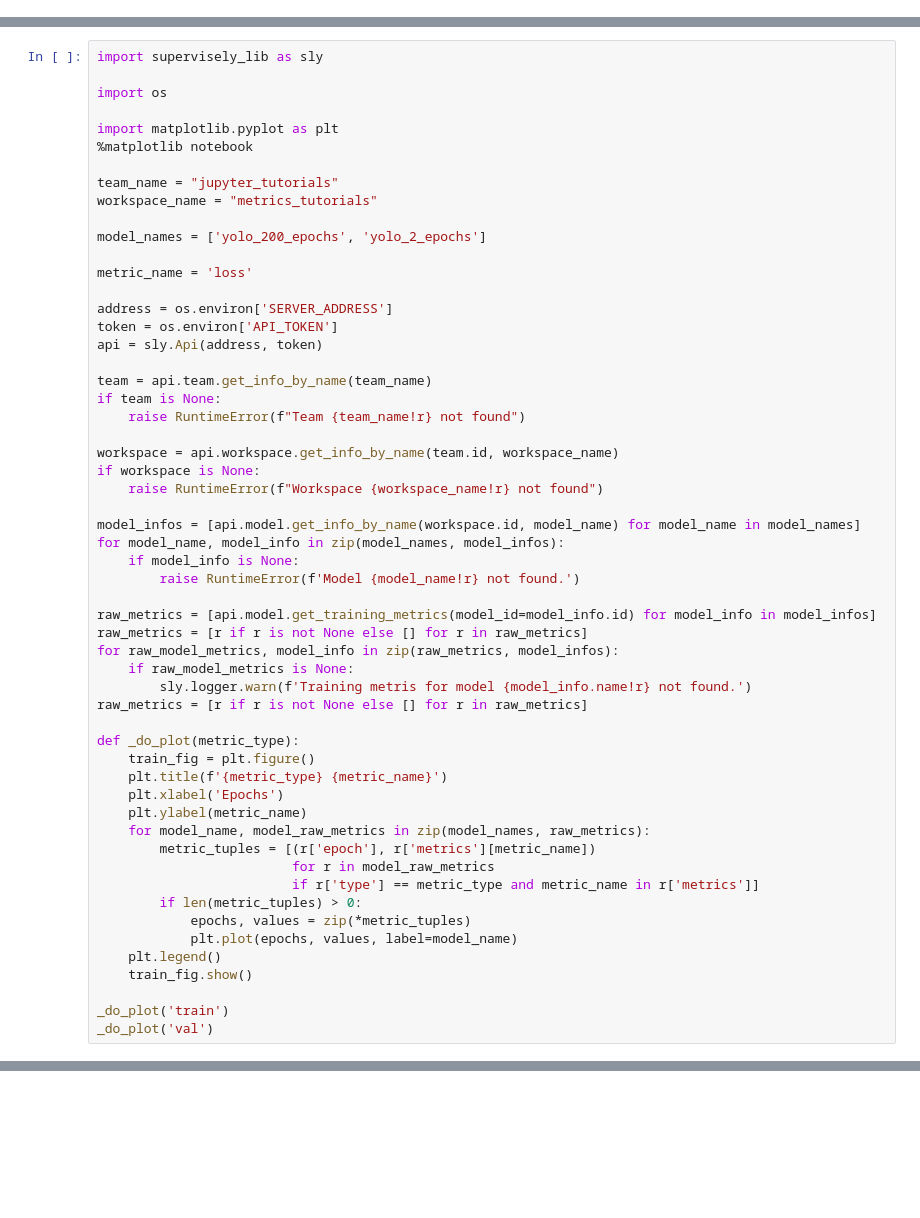
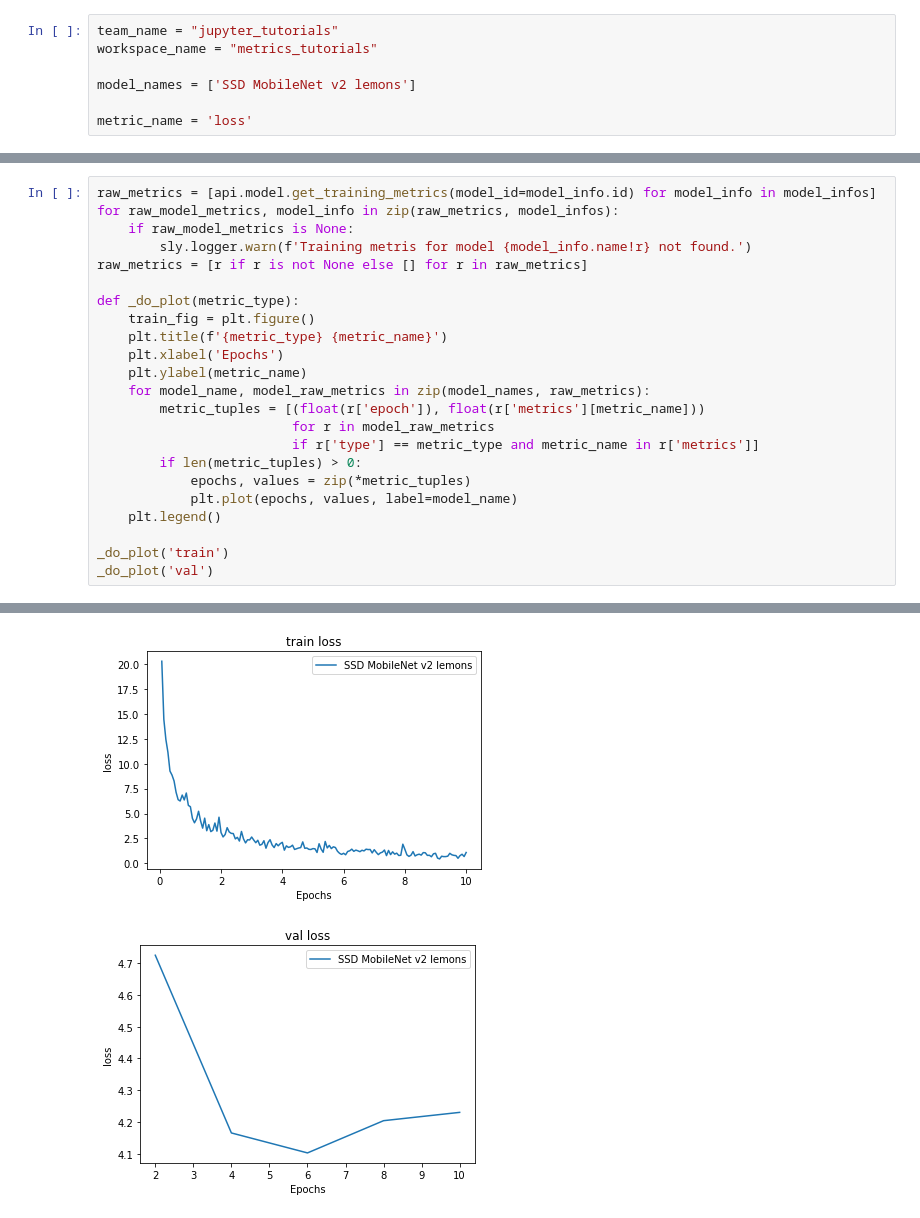
Before and after one commit to zylearncoding/supervisely, a Jupyter notebook: help/jupyterlab_scripts/src/cookbook/plot_training_metrics/plot_training_metrics.ipynb, the cells around one changed output, grey strips where cells are left out. Cells and saved outputs as stored; diff of their text form; blank space fills up the shorter version.

```diff
--- a/help/jupyterlab_scripts/src/cookbook/plot_training_metrics/plot_training_metrics.ipynb
+++ b/help/jupyterlab_scripts/src/cookbook/plot_training_metrics/plot_training_metrics.ipynb
@@ -0,0 +13,7 @@
+# %%
+team_name = "jupyter_tutorials"
+workspace_name = "metrics_tutorials"
+
+model_names = ['SSD MobileNet v2 lemons']
+
+metric_name = 'loss'
@@ -1,37 +41,5 @@
 # %%
-import supervisely_lib as sly
-
-import os
-
-import matplotlib.pyplot as plt
-%matplotlib notebook
-
-team_name = "jupyter_tutorials"
-workspace_name = "metrics_tutorials"
-
-model_names = ['yolo_200_epochs', 'yolo_2_epochs']
-
-metric_name = 'loss'
-
-address = os.environ['SERVER_ADDRESS']
-token = os.environ['API_TOKEN']
-api = sly.Api(address, token)
-
-team = api.team.get_info_by_name(team_name)
-if team is None:
-    raise RuntimeError(f"Team {team_name!r} not found")
-
-workspace = api.workspace.get_info_by_name(team.id, workspace_name)
-if workspace is None:
-    raise RuntimeError(f"Workspace {workspace_name!r} not found")
-
-model_infos = [api.model.get_info_by_name(workspace.id, model_name) for model_name in model_names]
-for model_name, model_info in zip(model_names, model_infos):
-    if model_info is None:
-        raise RuntimeError(f'Model {model_name!r} not found.')
-
 raw_metrics = [api.model.get_training_metrics(model_id=model_info.id) for model_info in model_infos]
-raw_metrics = [r if r is not None else [] for r in raw_metrics]
 for raw_model_metrics, model_info in zip(raw_metrics, model_infos):
     if raw_model_metrics is None:
         sly.logger.warn(f'Training metris for model {model_info.name!r} not found.')
@@ -43,14 +51,13 @@ def _do_plot(metric_type):
     plt.xlabel('Epochs')
     plt.ylabel(metric_name)
     for model_name, model_raw_metrics in zip(model_names, raw_metrics):
-        metric_tuples = [(r['epoch'], r['metrics'][metric_name])
+        metric_tuples = [(float(r['epoch']), float(r['metrics'][metric_name]))
                          for r in model_raw_metrics
                          if r['type'] == metric_type and metric_name in r['metrics']]
         if len(metric_tuples) > 0:
             epochs, values = zip(*metric_tuples)
             plt.plot(epochs, values, label=model_name)
     plt.legend()
-    train_fig.show()
 
 _do_plot('train')
 _do_plot('val')
@@ -61,0 +65,2 @@ _do_plot('val')
+[figure, added]
+[figure, added]
```
Also changed, not shown: parts of 7 cells of this notebook, 27 other files.
